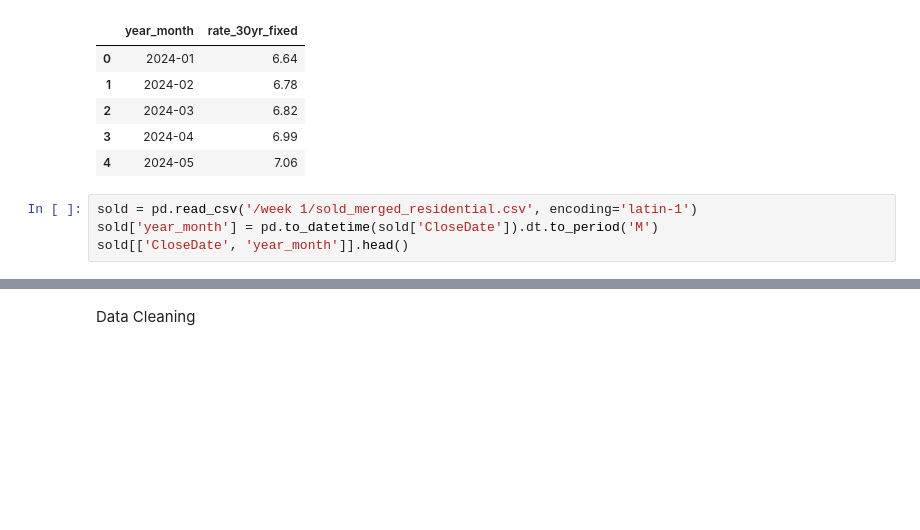
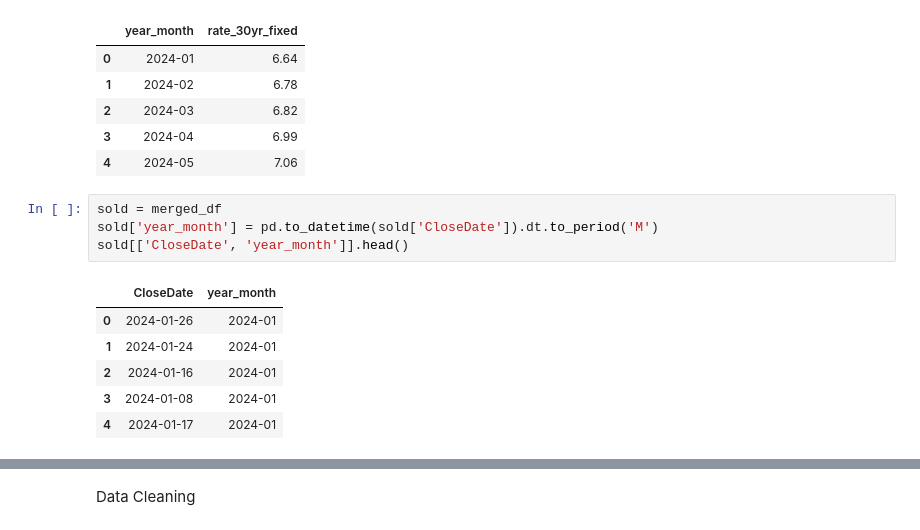
Before and after one commit to End10/IDXExchange-Spring-2026, a Jupyter notebook: sold data analysis.ipynb, the cells around one changed output, grey strips where cells are left out. Saved outputs shown, nothing was run; the diff lists cells and outputs as text; blank space fills up the shorter version.

```diff
--- a/sold data analysis.ipynb
+++ b/sold data analysis.ipynb
@@ -107,9 +189,16 @@ mortgage_monthly.head()
 | 3 | 2024-04 | 6.99 |
 | 4 | 2024-05 | 7.06 |
 # %%
-sold = pd.read_csv('/week 1/sold_merged_residential.csv', encoding='latin-1')
+sold = merged_df
 sold['year_month'] = pd.to_datetime(sold['CloseDate']).dt.to_period('M')
 sold[['CloseDate', 'year_month']].head()
+# %% [output]
+|  | CloseDate | year_month |
+| 0 | 2024-01-26 | 2024-01 |
+| 1 | 2024-01-24 | 2024-01 |
+| 2 | 2024-01-16 | 2024-01 |
+| 3 | 2024-01-08 | 2024-01 |
+| 4 | 2024-01-17 | 2024-01 |
 # %%
 sold_with_rates = sold.merge(mortgage_monthly, on='year_month', how='left')
 print(sold_with_rates['rate_30yr_fixed'].isnull().sum())
```
Also changed, not shown: parts of 19 cells of this notebook, 1 other file.
